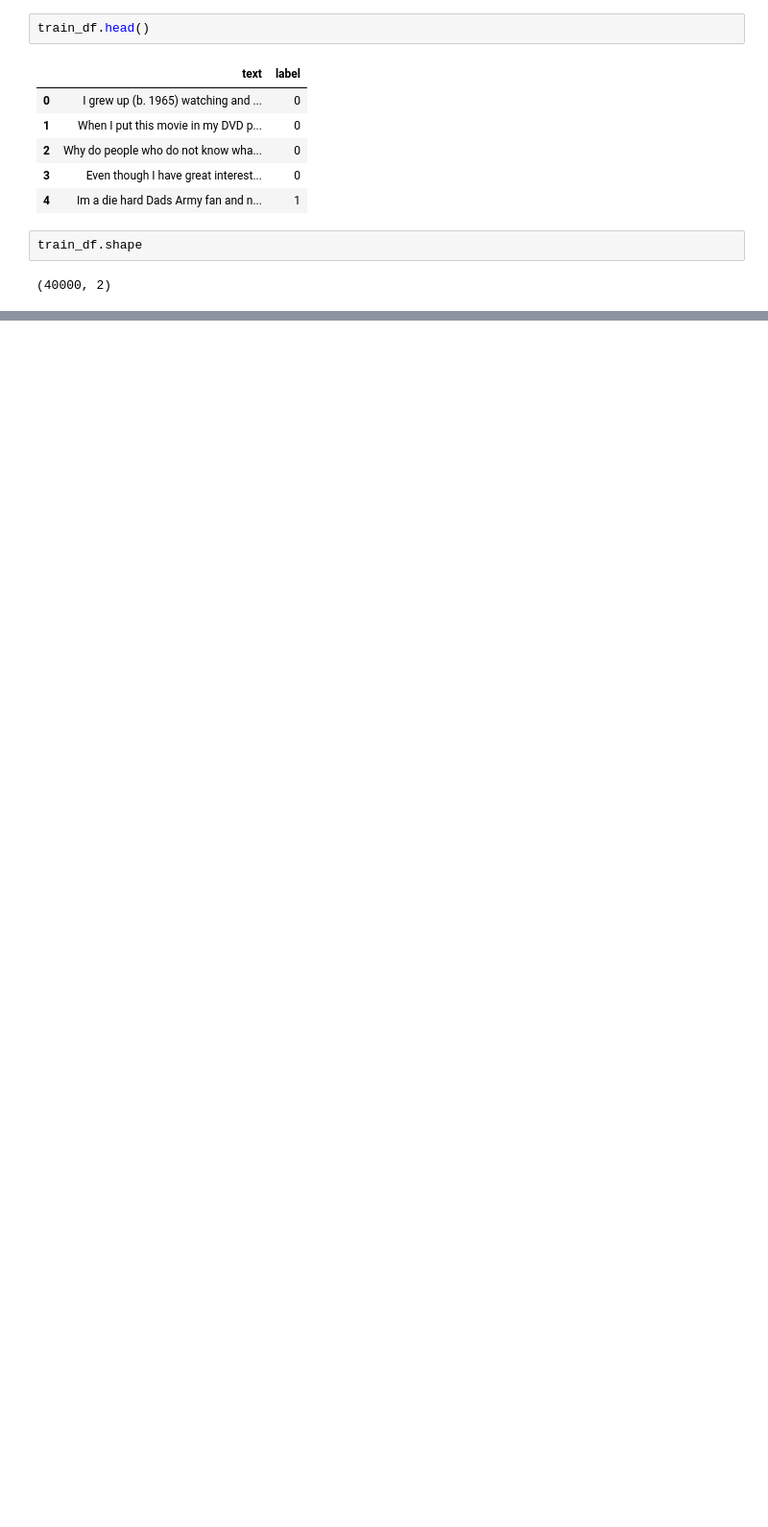
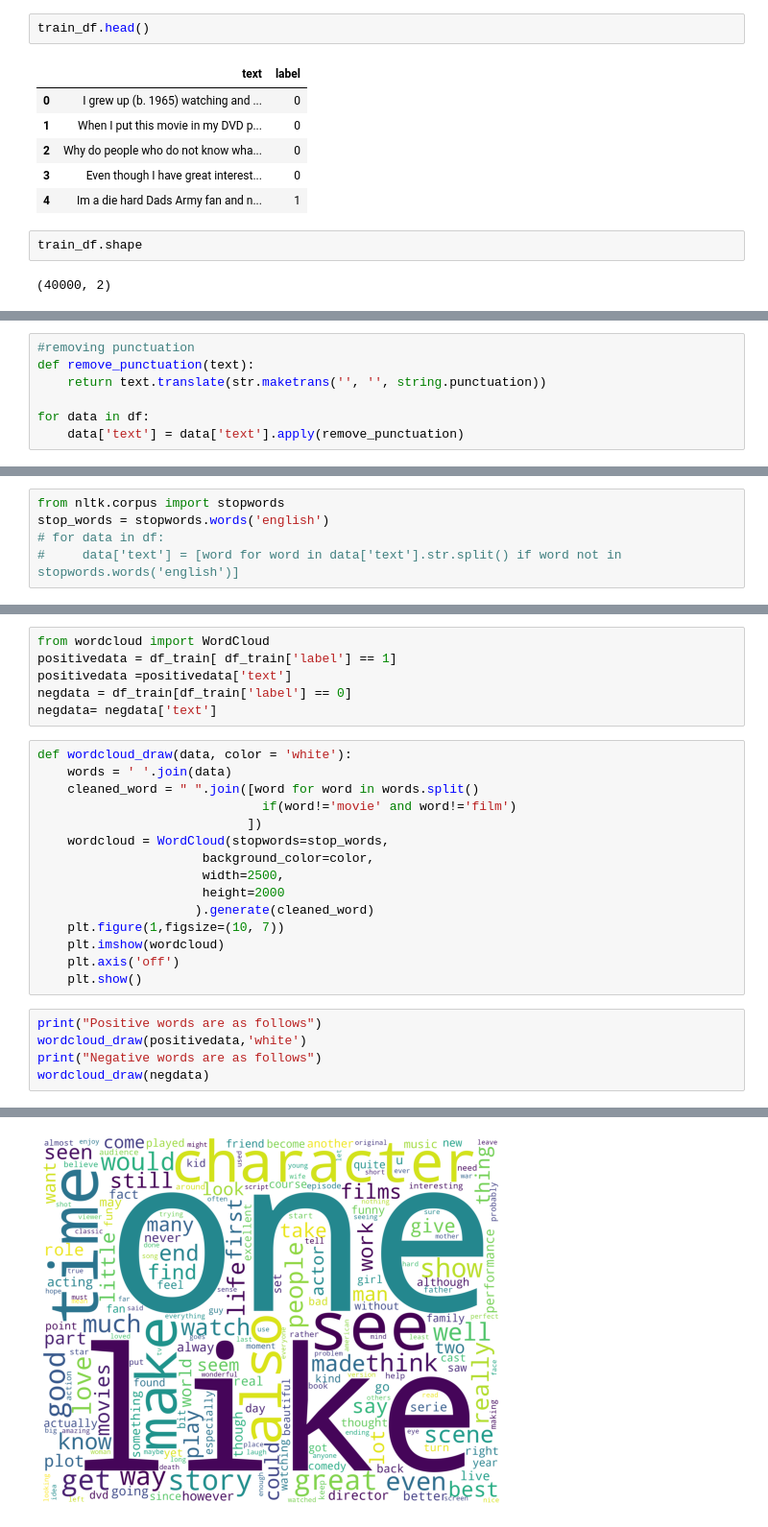
Before and after one commit to ajeet-kumar1087/NLP, a Jupyter notebook: IMDB sentiment analysis.ipynb, the cells around one changed output, grey strips where cells are left out. Shown at 96% size. Drawn from its saved outputs; the diff is of its cells as text; blank space fills up the shorter version.

```diff
--- a/IMDB sentiment analysis.ipynb
+++ b/IMDB sentiment analysis.ipynb
@@ -28,0 +78,7 @@ train_df.shape
+# %%
+#removing punctuation
+def remove_punctuation(text):
+    return text.translate(str.maketrans('', '', string.punctuation))
+
+for data in df:
+    data['text'] = data['text'].apply(remove_punctuation)
@@ -28,0 +95,5 @@ train_df.shape
+# %%
+from nltk.corpus import stopwords
+stop_words = stopwords.words('english')
+# for data in df:
+#     data['text'] = [word for word in data['text'].str.split() if word not in stopwords.words('english')]
@@ -28,0 +116,27 @@ train_df.shape
+# %%
+from wordcloud import WordCloud
+positivedata = df_train[ df_train['label'] == 1]
+positivedata =positivedata['text']
+negdata = df_train[df_train['label'] == 0]
+negdata= negdata['text']
+# %%
+def wordcloud_draw(data, color = 'white'):
+    words = ' '.join(data)
+    cleaned_word = " ".join([word for word in words.split()
+                              if(word!='movie' and word!='film')
+                            ])
+    wordcloud = WordCloud(stopwords=stop_words,
+                      background_color=color,
+                      width=2500,
+                      height=2000
+                     ).generate(cleaned_word)
+    plt.figure(1,figsize=(10, 7))
+    plt.imshow(wordcloud)
+    plt.axis('off')
+    plt.show()
+# %%
+print("Positive words are as follows")
+wordcloud_draw(positivedata,'white')
+print("Negative words are as follows")
+wordcloud_draw(negdata)
+# %% [output]
@@ -28,0 +144 @@ train_df.shape
+[figure, added]
```
Also changed, not shown: parts of 18 cells of this notebook.
